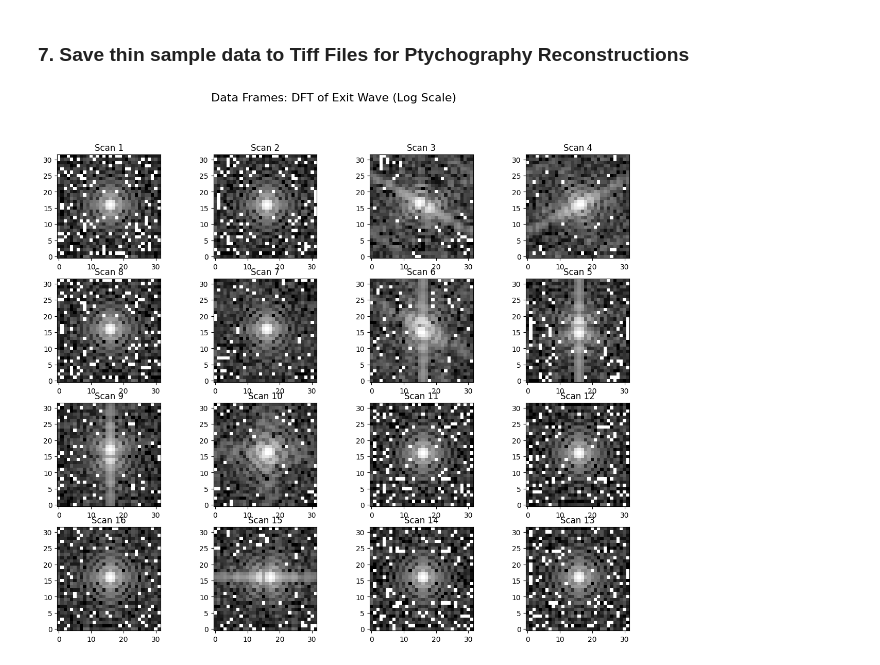
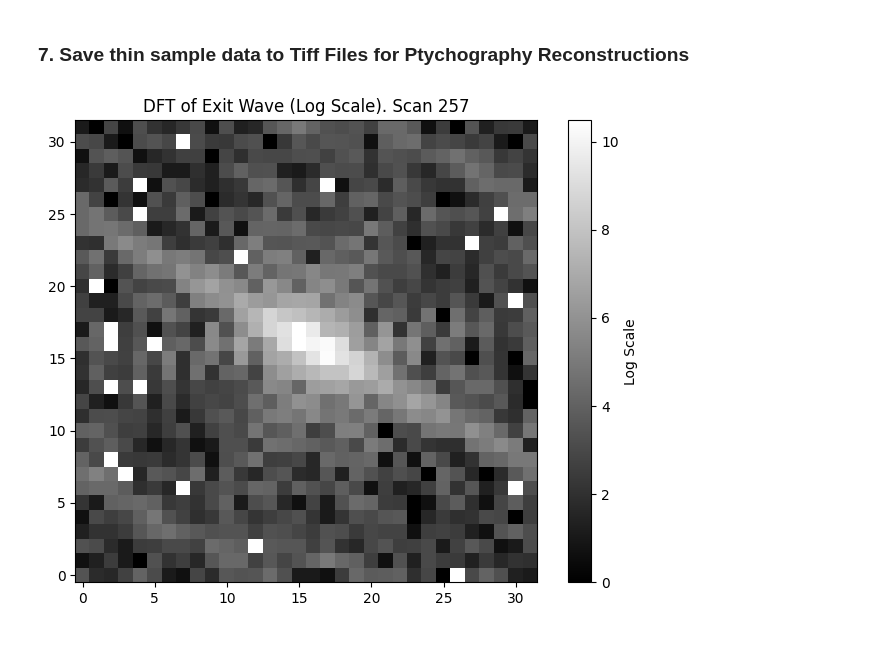
Before and after one commit to bryceshirley/thick_ptycho, a Jupyter notebook: notebooks/1_forward_model_3d.ipynb, the cells around one changed output. Saved outputs shown, nothing was run; the diff lists cells and outputs as text; code cells hidden in the pictures.

```diff
--- a/notebooks/1_forward_model_3d.ipynb
+++ b/notebooks/1_forward_model_3d.ipynb
@@ -101,15 +106,16 @@ Add rectangles with specified refractive indices to the sample space.
 # %%
+# Add objects to the sample space and generate it
 # Refractive index: 1 + e-4 + e-6i
 delta = 1e-4
 beta = 1e-6j
 refractive_index_pertubation1 = delta + beta
 refractive_index_pertubation2 = 0.99*delta + beta
-guassian_blur = 0
-sample_space.add_object('prism', refractive_index_pertubation1, side_length=0.4*xlims[1],
-                         centre=(xlims[1]*0.7, xlims[1]*0.7, zlims[1]*0.5),
-                         depth=zlims[1]*0.9,guassian_blur=guassian_blur)
+guassian_blur = 0.0 # removes sharp edges in the refractive index perturbation
+sample_space.add_object('prism', refractive_index_pertubation1, side_length=0.3*xlims[1],
+                         centre=(xlims[1]*0.65, xlims[1]*0.65, zlims[1]*0.5),
+                         depth=zlims[1]*0.8,guassian_blur=guassian_blur)
 sample_space.add_object('cuboid', refractive_index_pertubation2, side_length=0.2*xlims[1],
-                        centre=(xlims[1]*0.3, xlims[1]*0.3, zlims[1]*0.5),
-                        depth=zlims[1]*0.9,guassian_blur=guassian_blur)
+                        centre=(xlims[1]*0.4, xlims[1]*0.4, zlims[1]*0.5),
+                        depth=zlims[1]*0.8,guassian_blur=guassian_blur)
 
 sample_space.generate_sample_space()
@@ -274,23 +266,39 @@ with open(save_dir / 'parameters.json', 'w') as json_file:
 # %%
 def plot_data(data, scan_points_xy):
     fig_re, axes_re = plt.subplots(scan_points_xy, scan_points_xy, figsize=(15, 12), squeeze=False)
 
     num_probes = data.shape[0]  # Number of frames
 
     for idx in range(num_probes):
         row = idx // scan_points_xy
         if row % 2 == 0:  # Even row (left to right)
             col = idx % scan_points_xy
         else:  # Odd row (right to left)
             col = scan_points_xy - 1 - ( idx % scan_points_xy )
 
         im_r = axes_re[row, col].imshow(np.log(data[idx, :, :]), cmap='gray',origin='lower')
         axes_re[row, col].set_title(f'Scan {idx+1}')
 
     fig_re.suptitle('Data Frames: DFT of Exit Wave (Log Scale)', fontsize=16)
     plt.show()
 
+def plot_single_frame(data, frame_number):
+    """
+    Plot a single frame of the data.
+
+    Parameters:
+    - data: numpy array containing the data
+    - frame_number: index of the frame to plot
+    """
+    plt.figure(figsize=(8, 6))
+    plt.imshow(np.log(data[frame_number, :, :]), cmap='gray', origin='lower')
+    plt.title(f'DFT of Exit Wave (Log Scale). Scan {frame_number + 1}')
+    plt.colorbar(label='Log Scale')
+    plt.show()
+
 # Example usage
-plot_data(data, scan_points)  # Adjust scan_points_xy as needed
+if scan_points <= 12:
+    plot_data(data, scan_points)  # Adjust scan_points_xy as needed
+plot_single_frame(data, 256)
 # %% [output]
-[figure, old version]
+[figure, new version]
```
Also changed, not shown: parts of 14 cells of this notebook, 13 other files.
